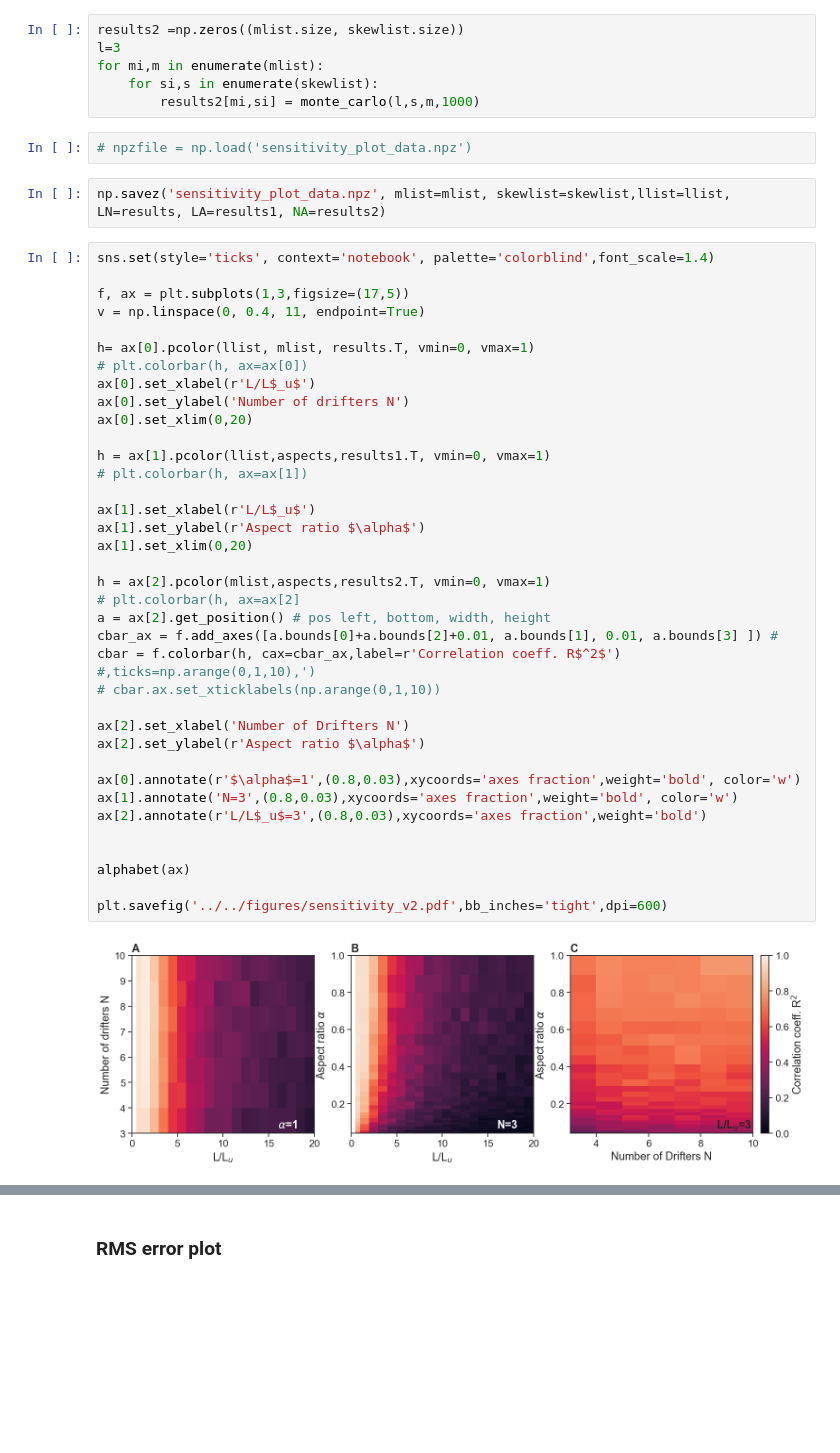
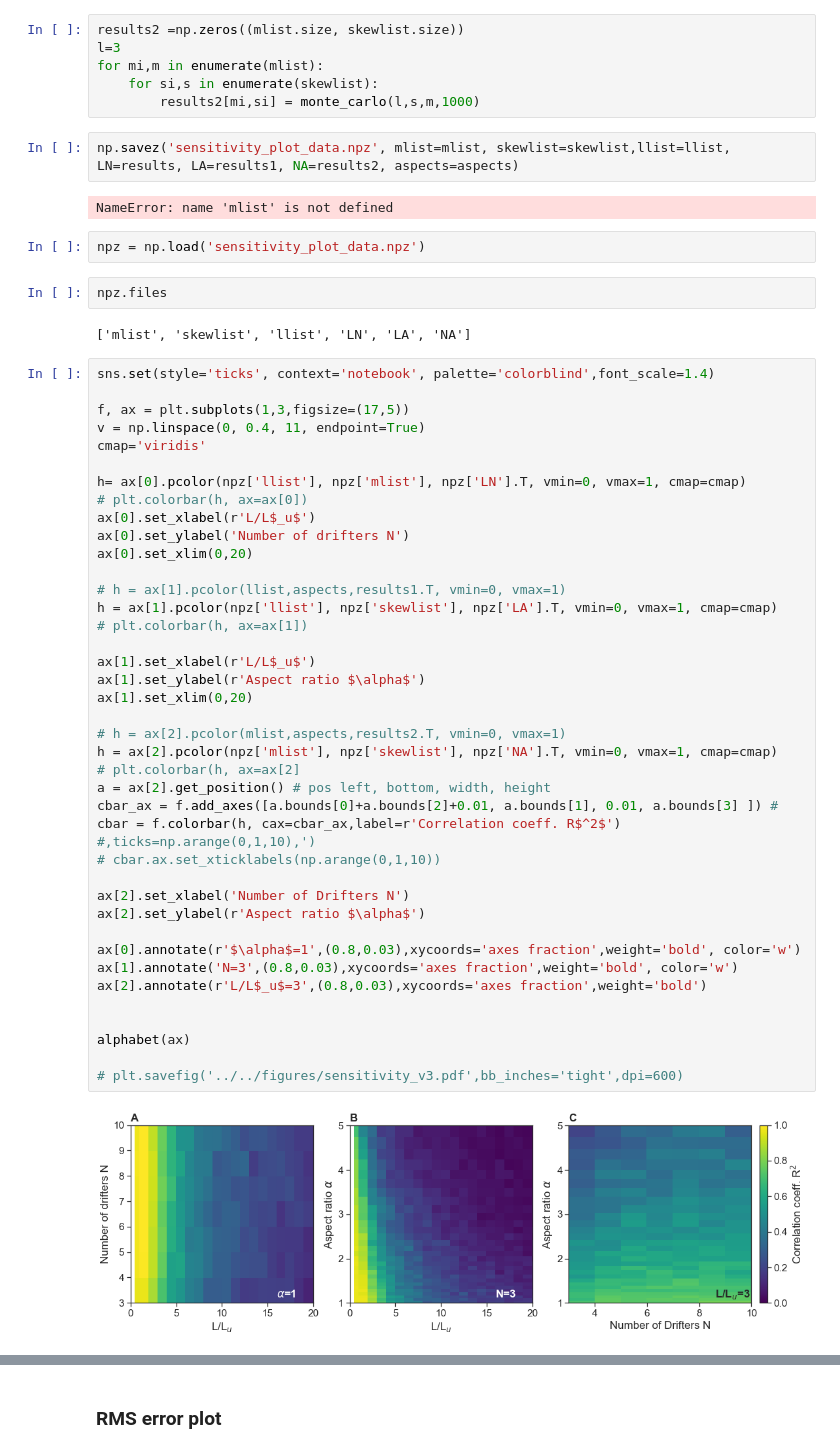
Before and after one commit to sessink/velocity_gradients, a Jupyter notebook: notebooks/ipynb/compute_sensitivity_2d.ipynb, the cells around one changed output, grey strips where cells are left out. Cells and saved outputs as stored; diff of their text form; blank space fills up the shorter version.

Commit message:
change sensitivity plot

```diff
--- a/notebooks/ipynb/compute_sensitivity_2d.ipynb
+++ b/notebooks/ipynb/compute_sensitivity_2d.ipynb
@@ -135,46 +138,55 @@ l=3
 for mi,m in enumerate(mlist):
     for si,s in enumerate(skewlist):
         results2[mi,si] = monte_carlo(l,s,m,1000)
+# %%
+np.savez('sensitivity_plot_data.npz', mlist=mlist, skewlist=skewlist,llist=llist, LN=results, LA=results1, NA=results2, aspects=aspects)
+# %% [output]
+NameError: name 'mlist' is not defined
 # %%
-# npzfile = np.load('sensitivity_plot_data.npz')
+npz = np.load('sensitivity_plot_data.npz')
-# %%
-np.savez('sensitivity_plot_data.npz', mlist=mlist, skewlist=skewlist,llist=llist, LN=results, LA=results1, NA=results2)
+# %%
+npz.files
+# %% [output]
+['mlist', 'skewlist', 'llist', 'LN', 'LA', 'NA']
 # %%
 sns.set(style='ticks', context='notebook', palette='colorblind',font_scale=1.4)
 
 f, ax = plt.subplots(1,3,figsize=(17,5))
 v = np.linspace(0, 0.4, 11, endpoint=True)
+cmap='viridis'
 
-h= ax[0].pcolor(llist, mlist, results.T, vmin=0, vmax=1)
+h= ax[0].pcolor(npz['llist'], npz['mlist'], npz['LN'].T, vmin=0, vmax=1, cmap=cmap)
 # plt.colorbar(h, ax=ax[0])
 ax[0].set_xlabel(r'L/L$_u$')
 ax[0].set_ylabel('Number of drifters N')
 ax[0].set_xlim(0,20)
 
-h = ax[1].pcolor(llist,aspects,results1.T, vmin=0, vmax=1)
+# h = ax[1].pcolor(llist,aspects,results1.T, vmin=0, vmax=1)
+h = ax[1].pcolor(npz['llist'], npz['skewlist'], npz['LA'].T, vmin=0, vmax=1, cmap=cmap)
 # plt.colorbar(h, ax=ax[1])
 
 ax[1].set_xlabel(r'L/L$_u$')
 ax[1].set_ylabel(r'Aspect ratio $\alpha$')
 ax[1].set_xlim(0,20)
 
-h = ax[2].pcolor(mlist,aspects,results2.T, vmin=0, vmax=1)
+# h = ax[2].pcolor(mlist,aspects,results2.T, vmin=0, vmax=1)
+h = ax[2].pcolor(npz['mlist'], npz['skewlist'], npz['NA'].T, vmin=0, vmax=1, cmap=cmap)
 # plt.colorbar(h, ax=ax[2]
 a = ax[2].get_position() # pos left, bottom, width, height
 cbar_ax = f.add_axes([a.bounds[0]+a.bounds[2]+0.01, a.bounds[1], 0.01, a.bounds[3] ]) #
 cbar = f.colorbar(h, cax=cbar_ax,label=r'Correlation coeff. R$^2$') #,ticks=np.arange(0,1,10),')
 # cbar.ax.set_xticklabels(np.arange(0,1,10))
 
 ax[2].set_xlabel('Number of Drifters N')
 ax[2].set_ylabel(r'Aspect ratio $\alpha$')
 
 ax[0].annotate(r'$\alpha$=1',(0.8,0.03),xycoords='axes fraction',weight='bold', color='w')
 ax[1].annotate('N=3',(0.8,0.03),xycoords='axes fraction',weight='bold', color='w')
 ax[2].annotate(r'L/L$_u$=3',(0.8,0.03),xycoords='axes fraction',weight='bold')
 
 
 alphabet(ax)
 
-plt.savefig('../../figures/sensitivity_v2.pdf',bb_inches='tight',dpi=600)
+# plt.savefig('../../figures/sensitivity_v3.pdf',bb_inches='tight',dpi=600)
 # %% [output]
-[figure, old version]
+[figure, new version]
```
Also changed, not shown: parts of 11 cells of this notebook.
